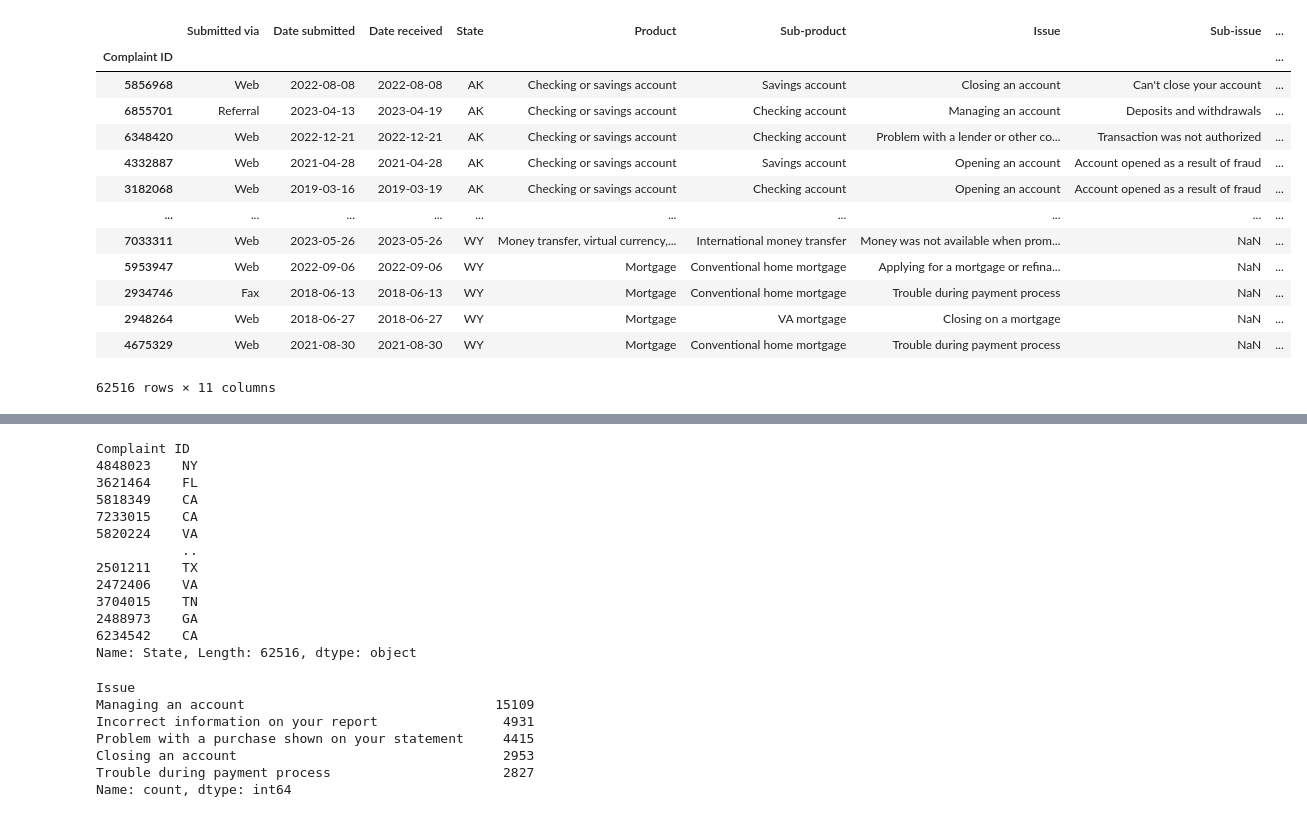
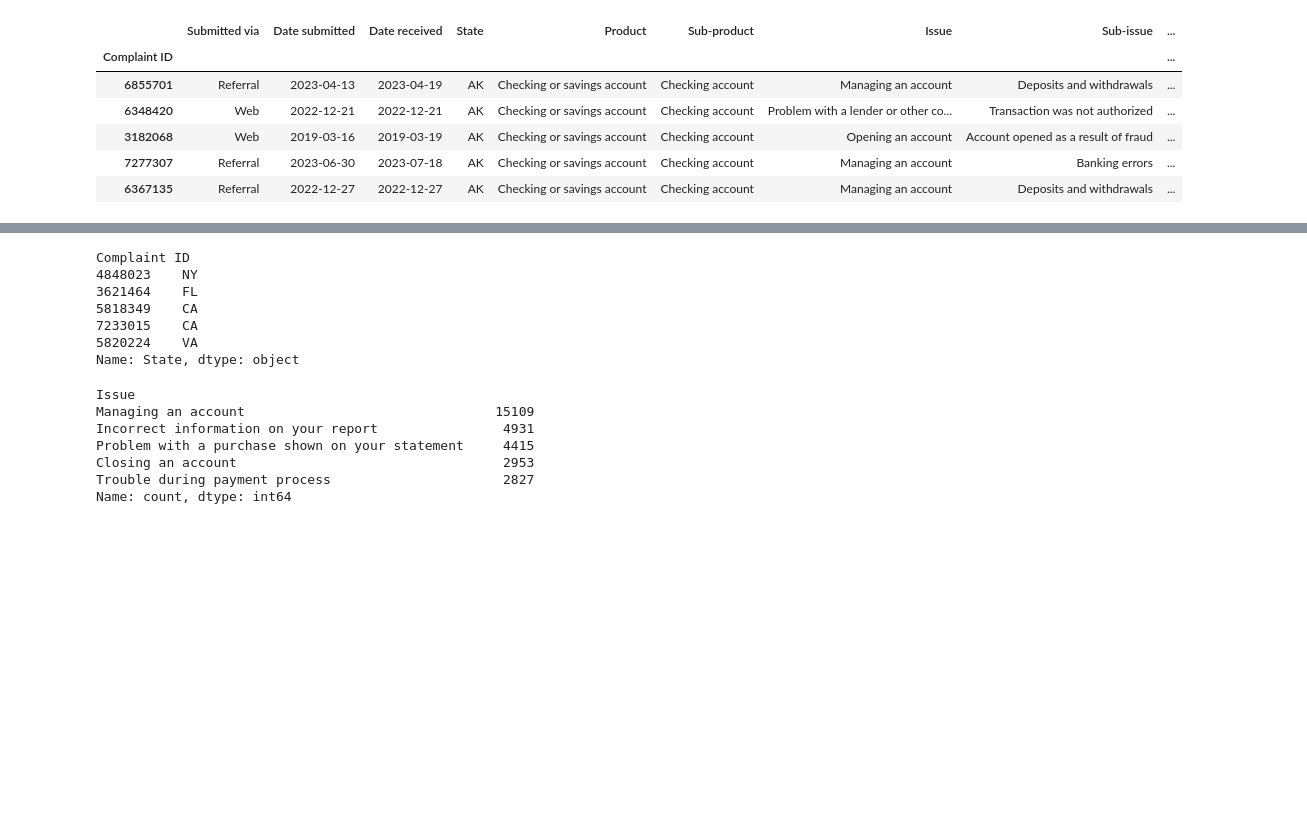
Before and after one commit to japablaza/python, a Jupyter notebook: data_analysis/pandas_inac_102.ipynb, the cells around one changed output, grey strips where cells are left out. Saved outputs shown, nothing was run; the diff lists cells and outputs as text; code cells hidden in the pictures; blank space fills up the shorter version.

```diff
--- a/data_analysis/pandas_inac_102.ipynb
+++ b/data_analysis/pandas_inac_102.ipynb
@@ -56,22 +42,15 @@ df.sort_values(by ="Date submitted", ascending=False).head()
 | 7442955 | Web | 2023-08-23 | 2023-08-23 | NJ | Credit reporting, credit repair s... | Credit reporting | Improper use of your report | Reporting company used your repor... | ... |
 | 7445929 | Phone | 2023-08-23 | 2023-08-23 | CA | Credit card or prepaid card | General-purpose credit card or ch... | Problem with a purchase shown on ... | Card was charged for something yo... | ... |
 # %%
-df.sort_values(by= ["State", "Product"])
+df.sort_values(by= ["State", "Product", "Sub-product"]).head()
 # %% [output]
 |  | Submitted via | Date submitted | Date received | State | Product | Sub-product | Issue | Sub-issue | ... |
 | Complaint ID |  |  |  |  |  |  |  |  | ... |
-| 5856968 | Web | 2022-08-08 | 2022-08-08 | AK | Checking or savings account | Savings account | Closing an account | Can't close your account | ... |
 | 6855701 | Referral | 2023-04-13 | 2023-04-19 | AK | Checking or savings account | Checking account | Managing an account | Deposits and withdrawals | ... |
 | 6348420 | Web | 2022-12-21 | 2022-12-21 | AK | Checking or savings account | Checking account | Problem with a lender or other co... | Transaction was not authorized | ... |
-| 4332887 | Web | 2021-04-28 | 2021-04-28 | AK | Checking or savings account | Savings account | Opening an account | Account opened as a result of fraud | ... |
 | 3182068 | Web | 2019-03-16 | 2019-03-19 | AK | Checking or savings account | Checking account | Opening an account | Account opened as a result of fraud | ... |
-| ... | ... | ... | ... | ... | ... | ... | ... | ... | ... |
-| 7033311 | Web | 2023-05-26 | 2023-05-26 | WY | Money transfer, virtual currency,... | International money transfer | Money was not available when prom... | NaN | ... |
-| 5953947 | Web | 2022-09-06 | 2022-09-06 | WY | Mortgage | Conventional home mortgage | Applying for a mortgage or refina... | NaN | ... |
-| 2934746 | Fax | 2018-06-13 | 2018-06-13 | WY | Mortgage | Conventional home mortgage | Trouble during payment process | NaN | ... |
-| 2948264 | Web | 2018-06-27 | 2018-06-27 | WY | Mortgage | VA mortgage | Closing on a mortgage | NaN | ... |
-| 4675329 | Web | 2021-08-30 | 2021-08-30 | WY | Mortgage | Conventional home mortgage | Trouble during payment process | NaN | ... |
+| 7277307 | Referral | 2023-06-30 | 2023-07-18 | AK | Checking or savings account | Checking account | Managing an account | Banking errors | ... |
+| 6367135 | Referral | 2022-12-27 | 2022-12-27 | AK | Checking or savings account | Checking account | Managing an account | Deposits and withdrawals | ... |
-62516 rows × 11 columns
 # %%
 df.sort_index().head()
 # %% [output]
@@ -83,7 +62,7 @@ df.sort_index().head()
 | 2471476 | Web | 2017-05-01 | 2017-05-01 | KS | Mortgage | Conventional home mortgage | Trouble during payment process | NaN | ... |
 | 2471498 | Web | 2017-05-01 | 2017-05-01 | OH | Debt collection | I do not know | Communication tactics | You told them to stop contacting ... | ... |
 # %%
-df['State']
+df['State'].head()
 # %% [output]
 Complaint ID
 4848023    NY
@@ -91,13 +70,7 @@ Complaint ID
 5818349    CA
 7233015    CA
 5820224    VA
-           ..
-2501211    TX
-2472406    VA
-3704015    TN
-2488973    GA
-6234542    CA
-Name: State, Length: 62516, dtype: object
+Name: State, dtype: object
 # %%
 df['Issue'].value_counts().head()
 # %% [output]
```
Also changed, not shown: parts of 8 cells of this notebook.
